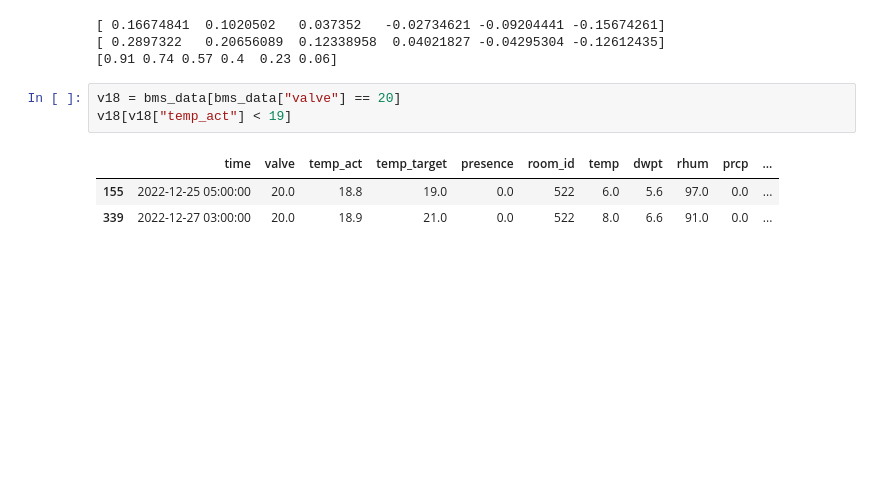
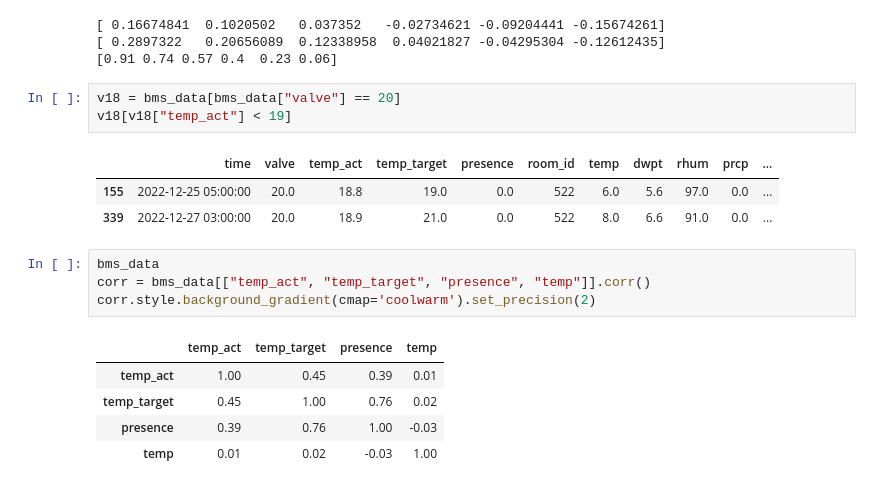
Before and after one commit to pastukh77/diploma_heating_rl, a Jupyter notebook: data_exploration.ipynb, the cells around one changed output. Drawn from its saved outputs; the diff is of its cells as text; blank space fills up the shorter version.

```diff
--- a/data_exploration.ipynb
+++ b/data_exploration.ipynb
@@ -217,3 +175,13 @@ v18[v18["temp_act"] < 19]
 |  | time | valve | temp_act | temp_target | presence | room_id | temp | dwpt | rhum | prcp | ... |
 | 155 | 2022-12-25 05:00:00 | 20.0 | 18.8 | 19.0 | 0.0 | 522 | 6.0 | 5.6 | 97.0 | 0.0 | ... |
 | 339 | 2022-12-27 03:00:00 | 20.0 | 18.9 | 21.0 | 0.0 | 522 | 8.0 | 6.6 | 91.0 | 0.0 | ... |
+# %%
+bms_data
+corr = bms_data[["temp_act", "temp_target", "presence", "temp"]].corr()
+corr.style.background_gradient(cmap='coolwarm').set_precision(2)
+# %% [output]
+|  | temp_act | temp_target | presence | temp |
+| temp_act | 1.00 | 0.45 | 0.39 | 0.01 |
+| temp_target | 0.45 | 1.00 | 0.76 | 0.02 |
+| presence | 0.39 | 0.76 | 1.00 | -0.03 |
+| temp | 0.01 | 0.02 | -0.03 | 1.00 |
```
Also changed, not shown: parts of 12 cells of this notebook, 11 other files.
